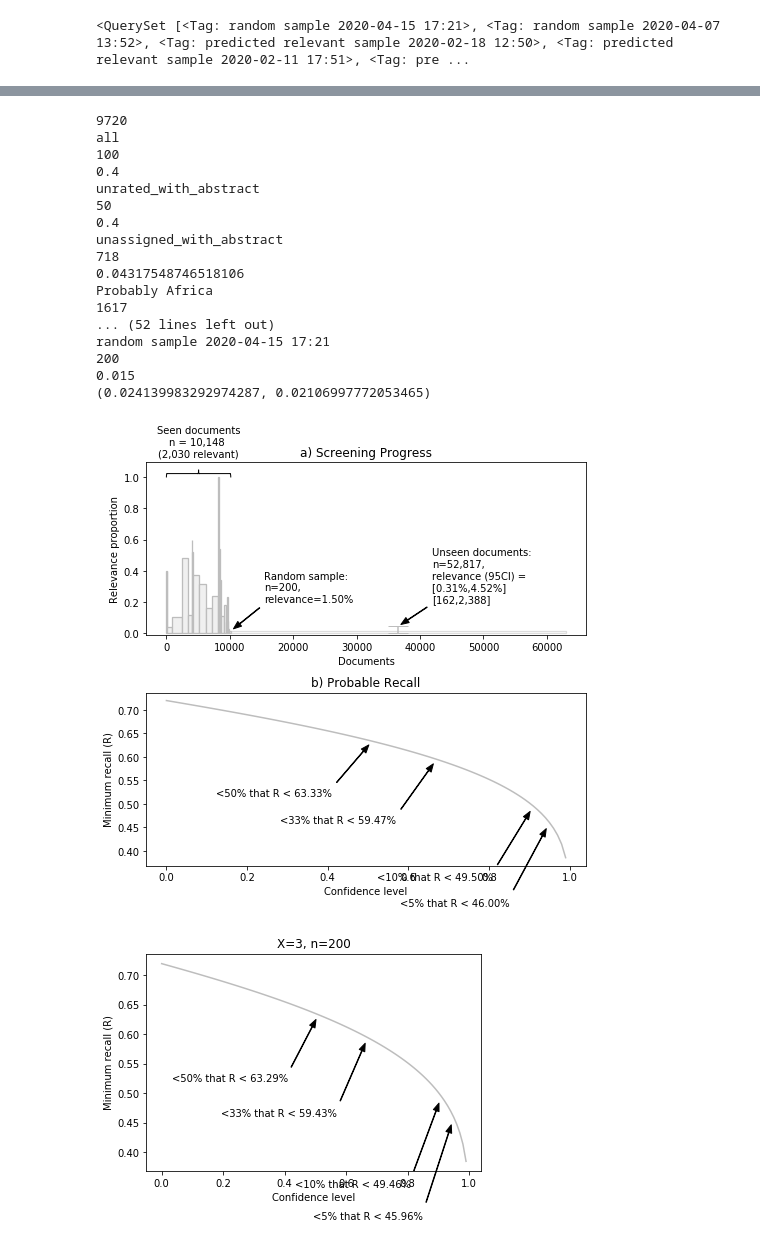
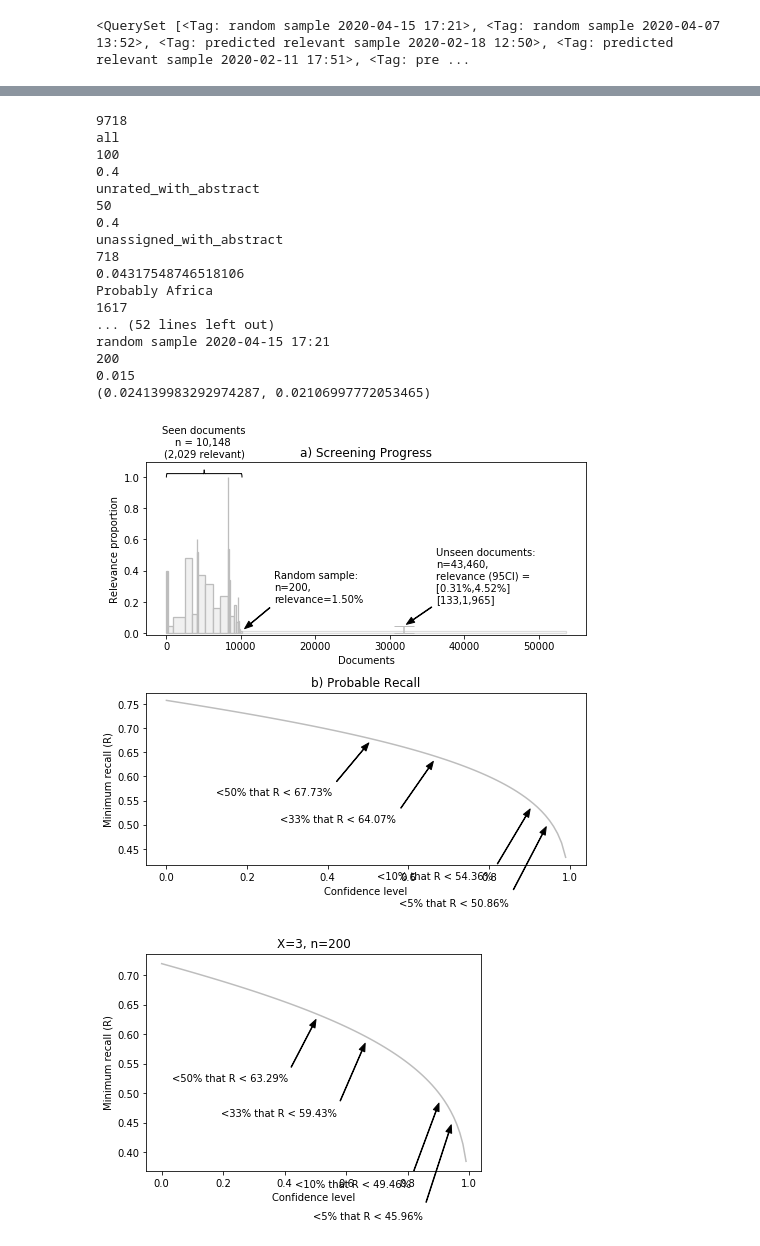
Before and after one commit to mcc-apsis/adaptation-tracking, a Jupyter notebook: progress.ipynb, the cells around one changed output, grey strips where cells are left out. Saved outputs shown, nothing was run; the diff lists cells and outputs as text; code cells hidden in the pictures.

Commit message:
progress graphs

```diff
--- a/progress.ipynb
+++ b/progress.ipynb
@@ -79,14 +90,14 @@ db2.doc_set.count()
 # %%
 r_in_tags = DocOwnership.objects.filter(relevant__gt=0,tag__in=tags).values_list('doc__pk',flat=True)
 
-exclude_tag = Tag.objects.get(query=qid, title="No abstract")
+exclude_tags = Tag.objects.filter(query=qid, title__in=["No abstract","Wrong document type"])
 
 print(len(set(r_in_tags)))
 
 other_docs = Doc.objects.filter(
     query=qid
 ).exclude(
-    pk__in=set(r_in_tags) | set(Doc.objects.filter(tag=exclude_tag).values_list('pk',flat=True)),
+    pk__in=set(r_in_tags) | set(Doc.objects.filter(tag__in=exclude_tags).values_list('pk',flat=True)),
 )
 
 unseen = other_docs.count()
@@ -176,35 +187,35 @@ if "random" in t.title:
     plot_alphas(tag_relevance*t.seen_docs, t.seen_docs, r_docs, unseen, ax = axs[1])
 
     axs[1].set_title("b) Probable Recall")
     axs[0].set_title("a) Screening Progress")
 else:
     curlyBrace(
         fig, ax, (n,tag_relevance+ab_bottom), (n+w,tag_relevance+ab_bottom), 0.01,
         bool_auto=True, str_text=f"Unseen documents: n={w:,}", color="black", lw=1, int_line_num=1
     )
 
 fig.tight_layout()
 
 plt.show()
 # %% [output]
-9720
+9718
 all
 100
 0.4
 unrated_with_abstract
 50
 0.4
 unassigned_with_abstract
 718
 0.04317548746518106
 Probably Africa
 1617
 ... (52 lines left out)
 random sample 2020-04-15 17:21
 200
 0.015
 (0.024139983292974287, 0.02106997772053465)
-[figure, old version]
+[figure, new version]
 # %%
 fig, ax = plt.subplots()
 plot_alphas(3,200, 2032, 52956, ax = ax)
```
Also changed, not shown: parts of 8 cells of this notebook, 2 other files.
